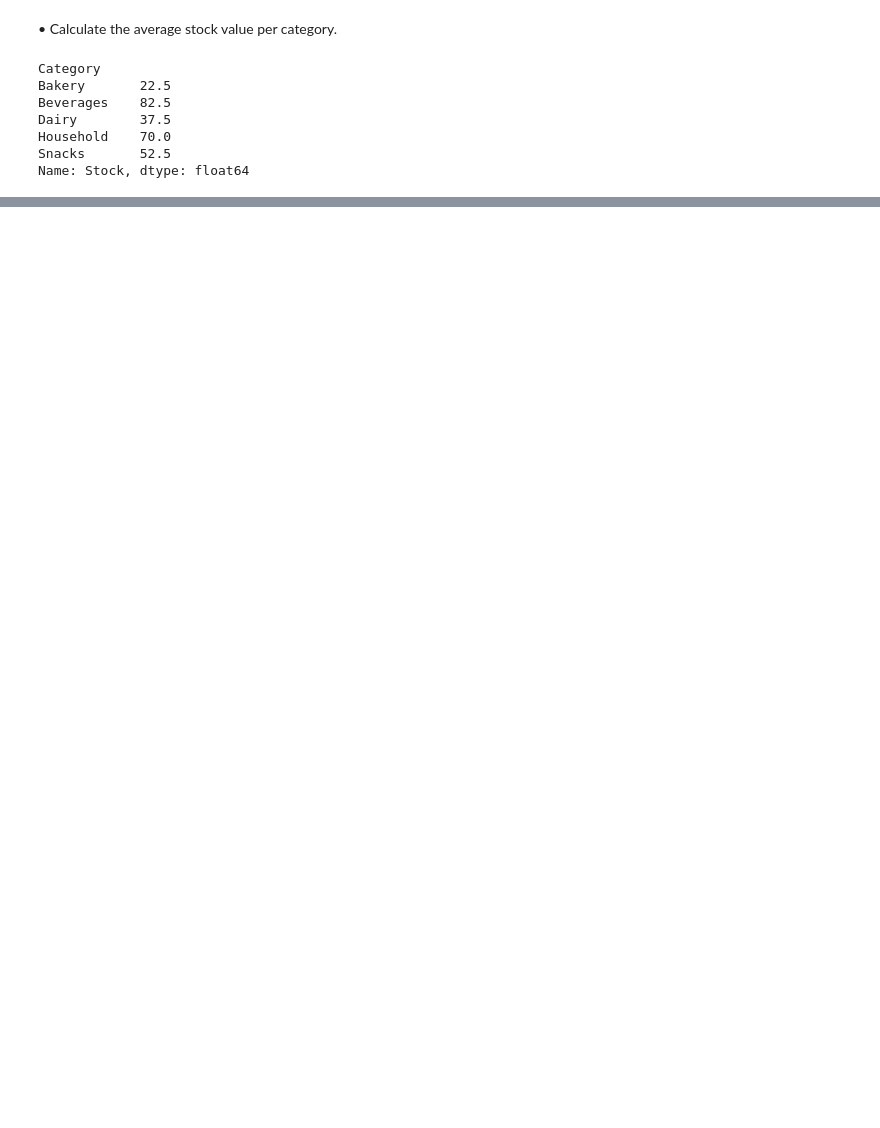
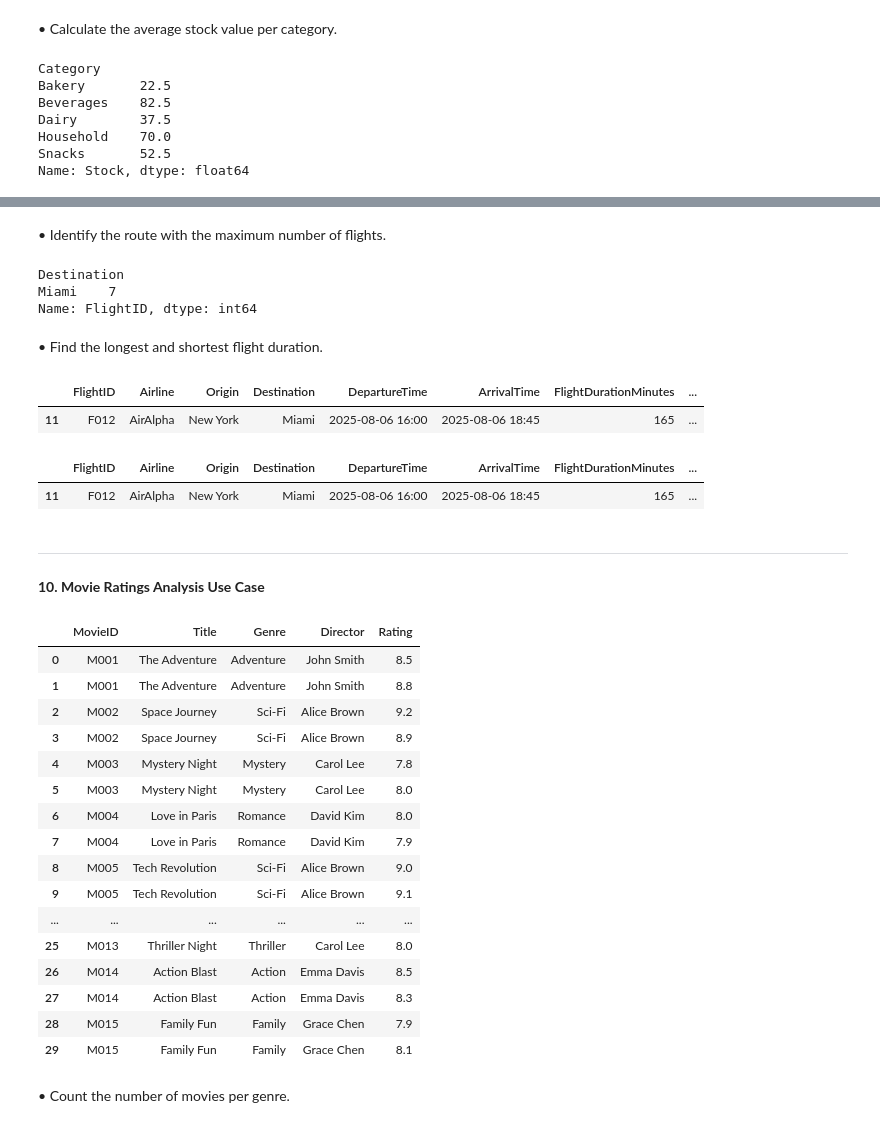
Before and after one commit to tushar-19459/PDV, a Jupyter notebook: pandas/Pandas_assignment.ipynb, the cells around one changed output, grey strips where cells are left out. Cells and saved outputs as stored; diff of their text form; code cells hidden in the pictures; blank space fills up the shorter version.

```diff
--- a/pandas/Pandas_assignment.ipynb
+++ b/pandas/Pandas_assignment.ipynb
@@ -574,0 +710,80 @@ low = data.groupby('Category').
+# %% [markdown]
+• Identify the route with the maximum number of flights.
+# %%
+data.groupby('Destination')['FlightID'].count().sort_values(ascending=False).head(1)
+# %% [output]
+Destination
+Miami    7
+Name: FlightID, dtype: int64
+# %% [markdown]
+• Find the longest and shortest flight duration.
+# %%
+shortest = data.sort_values(by='FlightDurationMinutes').head(1)
+longest = data.sort_values(by='FlightDurationMinutes').head(1)
+
+longest
+# %% [output]
+|  | FlightID | Airline | Origin | Destination | DepartureTime | ArrivalTime | FlightDurationMinutes | ... |
+| 11 | F012 | AirAlpha | New York | Miami | 2025-08-06 16:00 | 2025-08-06 18:45 | 165 | ... |
+# %%
+shortest
+# %% [output]
+|  | FlightID | Airline | Origin | Destination | DepartureTime | ArrivalTime | FlightDurationMinutes | ... |
+| 11 | F012 | AirAlpha | New York | Miami | 2025-08-06 16:00 | 2025-08-06 18:45 | 165 | ... |
+# %% [markdown]
+---
+**10. Movie Ratings Analysis Use Case**
+# %%
+
+movie_ratings_data = {
+    "MovieID": [
+        'M001','M001','M002','M002','M003','M003','M004','M004','M005','M005',
+        'M006','M006','M007','M007','M008','M008','M009','M009','M010','M010',
+        'M011','M011','M012','M012','M013','M013','M014','M014','M015','M015'
+    ],
+    "Title": [
+        'The Adventure','The Adventure','Space Journey','Space Journey','Mystery Night','Mystery Night',
+        'Love in Paris','Love in Paris','Tech Revolution','Tech Revolution','Hidden Secrets','Hidden Secrets',
+        'Comedy Club','Comedy Club','Horror House','Horror House','Drama Tales','Drama Tales','Fantasy World','Fantasy World',
+        'Sci-Fi Saga','Sci-Fi Saga','Romantic Escape','Romantic Escape','Thriller Night','Thriller Night','Action Blast','Action Blast','Family Fun','Family Fun'
+    ],
+    "Genre": [
+        'Adventure','Adventure','Sci-Fi','Sci-Fi','Mystery','Mystery','Romance','Romance','Sci-Fi','Sci-Fi',
+        'Mystery','Mystery','Comedy','Comedy','Horror','Horror','Drama','Drama','Fantasy','Fantasy',
+        'Sci-Fi','Sci-Fi','Romance','Romance','Thriller','Thriller','Action','Action','Family','Family'
+    ],
+    "Director": [
+        'John Smith','John Smith','Alice Brown','Alice Brown','Carol Lee','Carol Lee','David Kim','David Kim',
+        'Alice Brown','Alice Brown','Carol Lee','Carol Lee','Emma Davis','Emma Davis','Frank Wilson','Frank Wilson',
+        'Grace Chen','Grace Chen','Henry Patel','Henry Patel','Alice Brown','Alice Brown','David Kim','David Kim',
+        'Carol Lee','Carol Lee','Emma Davis','Emma Davis','Grace Chen','Grace Chen'
+    ],
+    "Rating": [
+        8.5, 8.8, 9.2, 8.9, 7.8, 8.0, 8.0, 7.9, 9.0, 9.1, 8.1, 7.9, 7.5, 7.8, 6.8, 7.0, 8.3, 8.4, 9.1, 9.0,
+        9.3, 9.0, 8.2, 8.1, 7.7, 8.0, 8.5, 8.3, 7.9, 8.1
+    ]
+}
+
+
+data = pd.DataFrame(movie_ratings_data)
+data
+# %% [output]
+|  | MovieID | Title | Genre | Director | Rating |
+| 0 | M001 | The Adventure | Adventure | John Smith | 8.5 |
+| 1 | M001 | The Adventure | Adventure | John Smith | 8.8 |
+| 2 | M002 | Space Journey | Sci-Fi | Alice Brown | 9.2 |
+| 3 | M002 | Space Journey | Sci-Fi | Alice Brown | 8.9 |
+| 4 | M003 | Mystery Night | Mystery | Carol Lee | 7.8 |
+| 5 | M003 | Mystery Night | Mystery | Carol Lee | 8.0 |
+| 6 | M004 | Love in Paris | Romance | David Kim | 8.0 |
+| 7 | M004 | Love in Paris | Romance | David Kim | 7.9 |
+| 8 | M005 | Tech Revolution | Sci-Fi | Alice Brown | 9.0 |
+| 9 | M005 | Tech Revolution | Sci-Fi | Alice Brown | 9.1 |
+| ... | ... | ... | ... | ... | ... |
+| 25 | M013 | Thriller Night | Thriller | Carol Lee | 8.0 |
+| 26 | M014 | Action Blast | Action | Emma Davis | 8.5 |
+| 27 | M014 | Action Blast | Action | Emma Davis | 8.3 |
+| 28 | M015 | Family Fun | Family | Grace Chen | 7.9 |
+| 29 | M015 | Family Fun | Family | Grace Chen | 8.1 |
+# %% [markdown]
+• Count the number of movies per genre.
```
Also changed, not shown: parts of 28 cells of this notebook.
